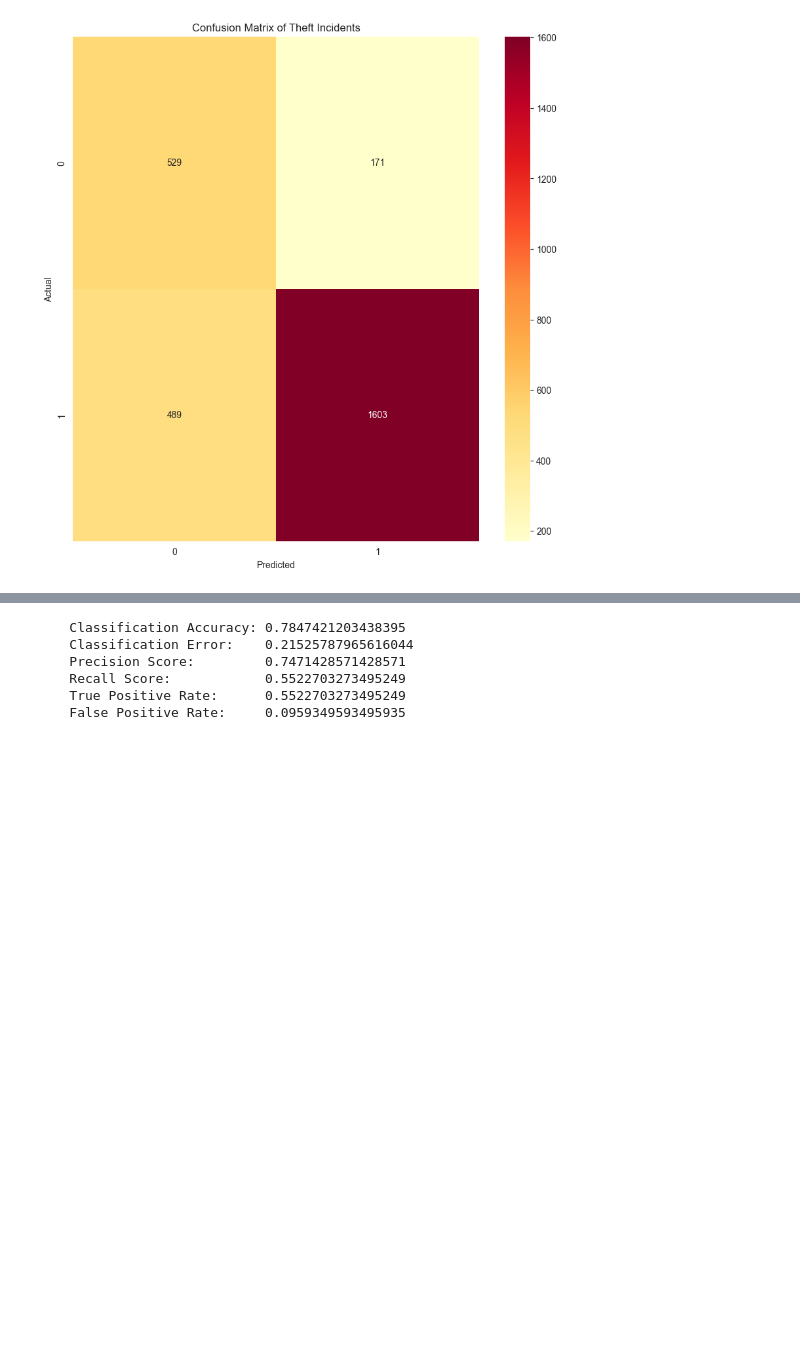
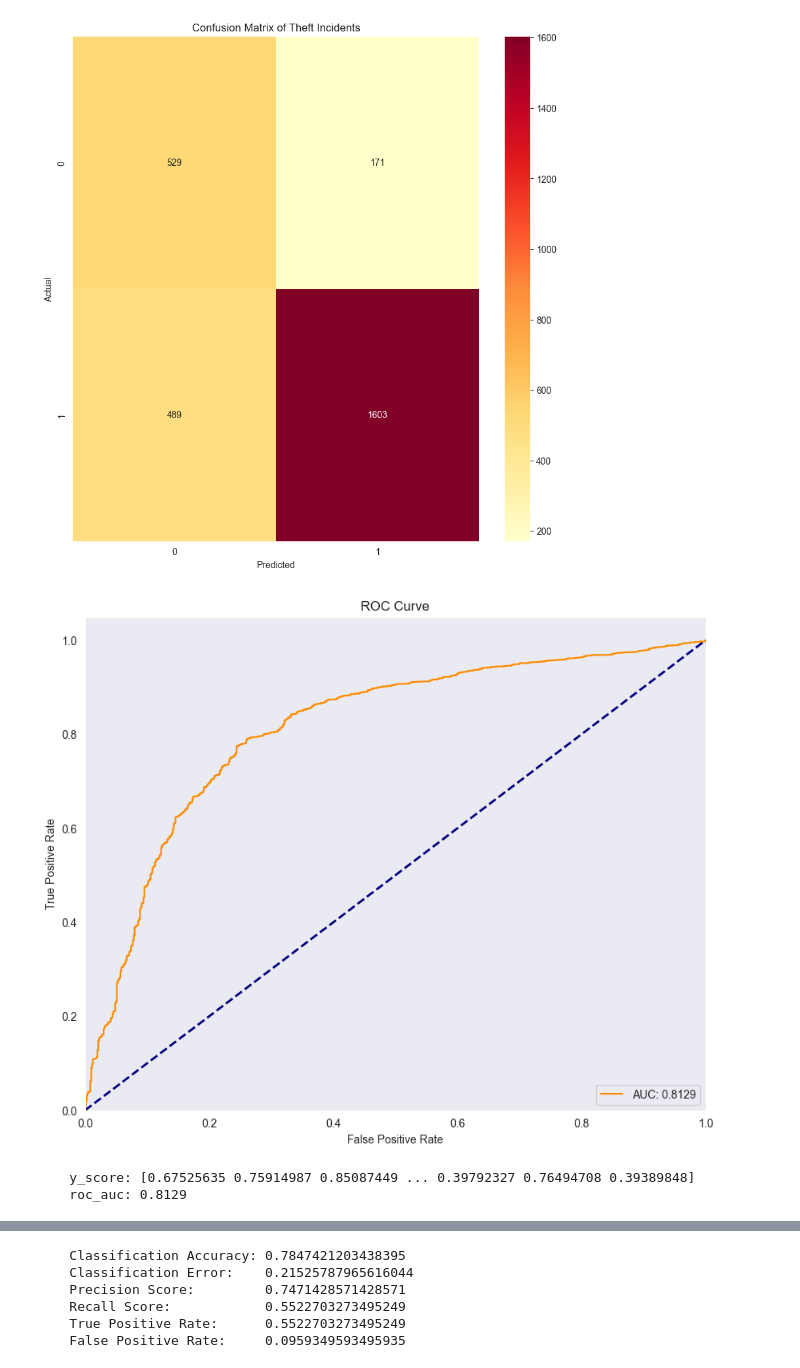
Before and after one commit to Hi-kue/syncgraph-309, a Jupyter notebook: server/insights/c309_r2_toodu_model.ipynb, the cells around one changed output, grey strips where cells are left out. Saved outputs shown, nothing was run; the diff lists cells and outputs as text; code cells hidden in the pictures; blank space fills up the shorter version.

Commit message:
add: ROC Curve Visualizations (server)

```diff
--- a/server/insights/c309_r2_toodu_model.ipynb
+++ b/server/insights/c309_r2_toodu_model.ipynb
@@ -378,0 +425,7 @@ plt.show()
+# %%
+# ROC Curve for Logistic Regression
+y_score_lr, fpr_lr, tpr_lr, roc_auc_lr = calculate_roc_auc_score(y_test=y_test, model_type=ModelType.LOGISTIC_REGRESSION)
+# %% [output]
+[figure, added]
+    y_score: [0.67525635 0.75914987 0.85087449 ... 0.39792327 0.76494708 0.39389848]
+    roc_auc: 0.8129
```
Also changed, not shown: parts of 6 cells of this notebook, 3 other files.
